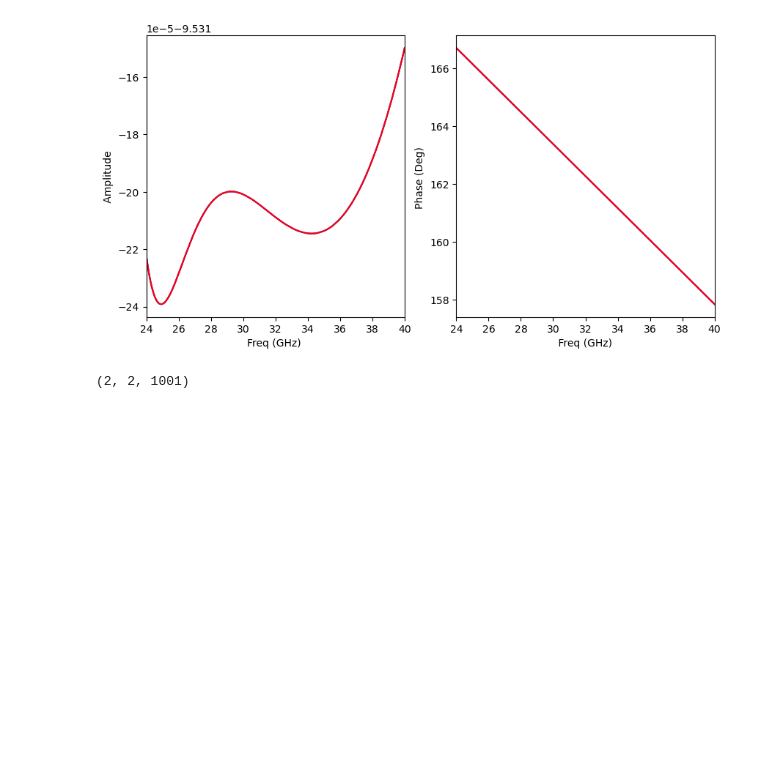
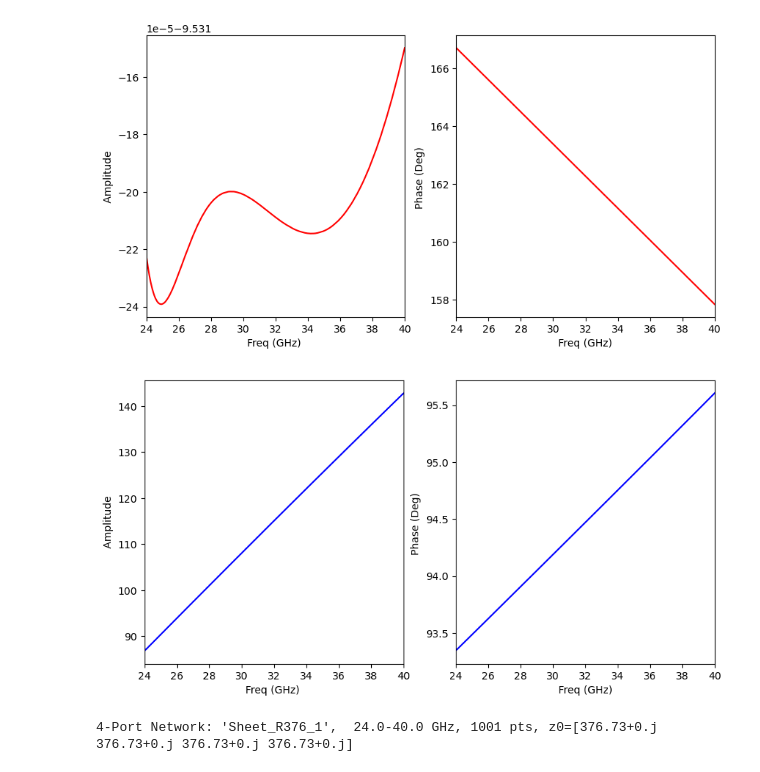
Before and after one commit to andrevsl/SpectralBook, a Jupyter notebook: ChapterMetasurfaceCode.ipynb, the cells around one changed output. Saved outputs shown, nothing was run; the diff lists cells and outputs as text; code cells hidden in the pictures; blank space fills up the shorter version.

```diff
--- a/ChapterMetasurfaceCode.ipynb
+++ b/ChapterMetasurfaceCode.ipynb
@@ -26,18 +26,21 @@ f=sheetR376_abLo4.f
 a=np.array([[S11,S12],
             [S21,S22]])
 SparYPol=np.transpose(a)
-ZparYPol=rf.s2a
+ABCDYPol=rf.s2a(SparYPol,z0=376.73)
 fig2,ax=plt.subplots(1,2)
 fig2.set_size_inches((10,5))
-plot1DSparametricdB(ax,f,[24,40],(0,SparYPol[:,0,0],'b','-'),
-                       )
-plot1DSparametricdB(ax,f,[24,40],(0,S11,'r','-'),
-)
+
+plot1DSparametricdB(ax,f,[24,40],(0,S11,'r','-') )
 # %% [output]
 [figure]
-# %%
-a=np.array([[S11,S12],
-            [S21,S22]])
-a.shape
-# %% [output]
-(2, 2, 1001)
+# %%
+fig2,ax=plt.subplots(1,2)
+fig2.set_size_inches((10,5))
+plot1DSparametricMag(ax,f,[24,40],(0,ABCDYPol[:,0,1],'b','-'),
+                       )
+# %% [output]
+[figure, added]
+# %%
+sheetR376_abLo4
+# %% [output]
+4-Port Network: 'Sheet_R376_1',  24.0-40.0 GHz, 1001 pts, z0=[376.73+0.j 376.73+0.j 376.73+0.j 376.73+0.j]
```
Also changed, not shown: parts of 1 cell of this notebook, 5 other files.
